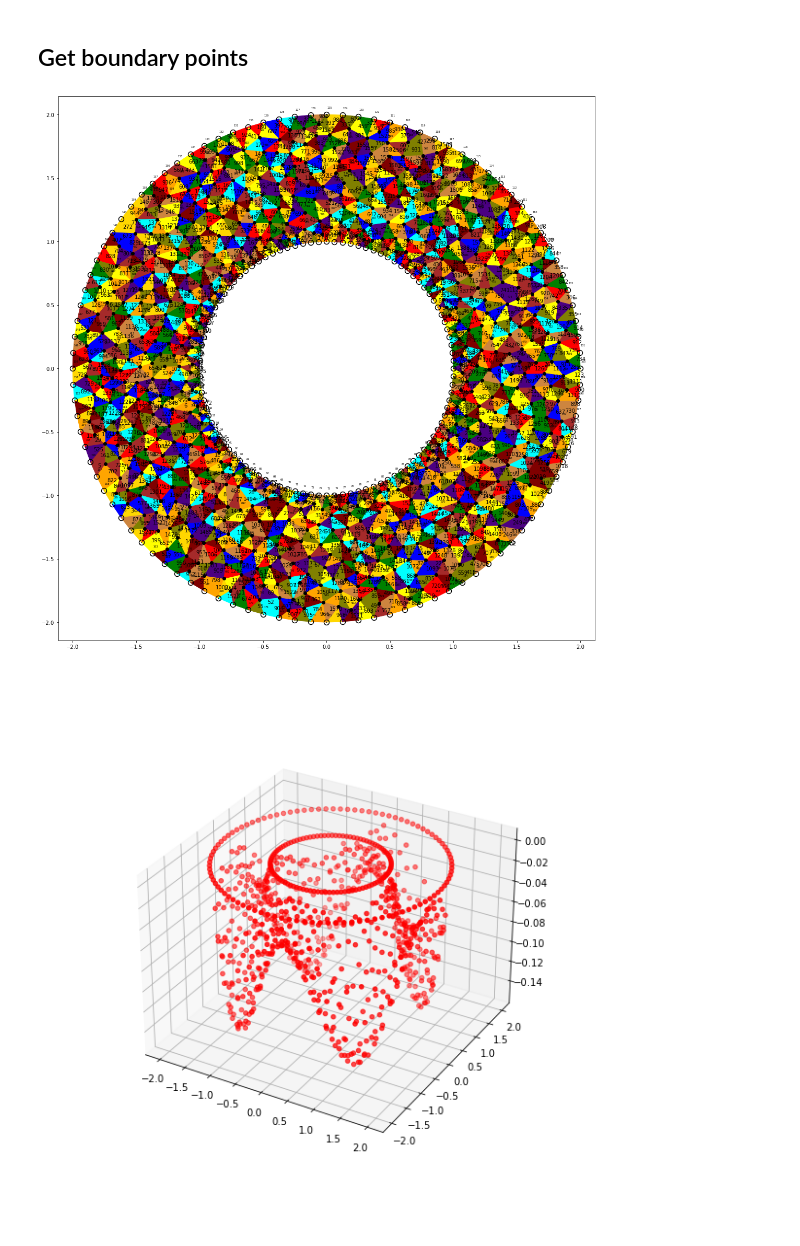
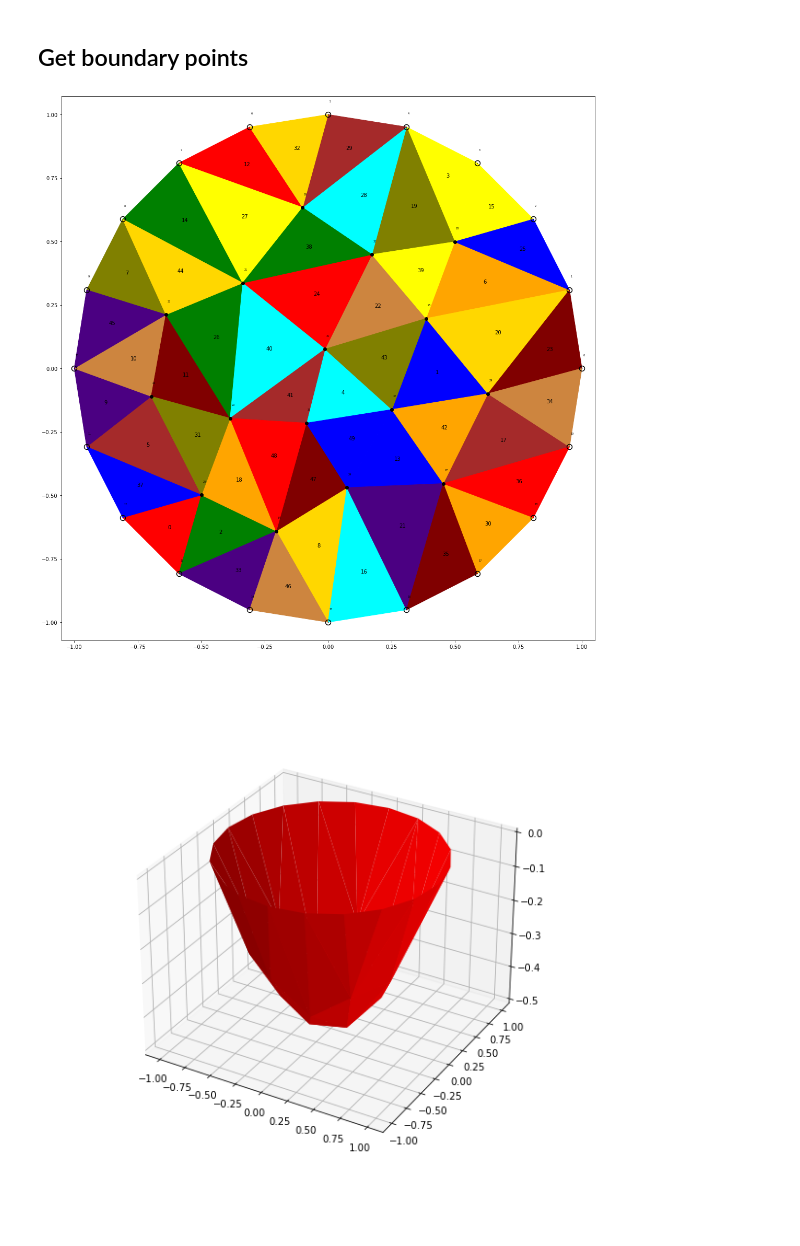
Before and after one commit to kamosevoyan/Diploma_work, a Jupyter notebook: Notebooks/Poisson_equation_solution_on_polygonal_domain.ipynb, the cells around one changed output. Cells and saved outputs as stored; diff of their text form; code cells hidden in the pictures.

```diff
--- a/Notebooks/Poisson_equation_solution_on_polygonal_domain.ipynb
+++ b/Notebooks/Poisson_equation_solution_on_polygonal_domain.ipynb
@@ -45,8 +49,12 @@ holes = np.array([[]])
+# %%
+t = np.linspace(0, 2*np.pi, 20, endpoint=False)
+points = np.stack((np.cos(t), np.sin(t))).T
+# %%
+seg = np.array([[j, j+1] for j in range(points.shape[0]-1)] + [[points.shape[0] - 1, 0]])
 # %% [markdown]
 # Mesh
 # %%
-cndt = triangulate({"vertices":points, "segments":seg, "holes":holes}, opts="Rpq30a0.01ne")
-
+cndt = triangulate({"vertices":points, "segments":seg}, opts="Rpq30a0.1ne")
 %matplotlib inline
 fig, ax = plt.subplots(figsize=(14, 14))
 ax = plt.subplot(111, aspect='equal')
@@ -120,12 +128,12 @@ for idx, point in enumerate(points):
 fig.tight_layout()
 plt.show()
 # %% [output]
-[figure, old version]
+[figure, new version]
 # %%
 matrix = np.zeros((points.shape[0], points.shape[0]), dtype=np.float64)
 b = np.zeros(points.shape[0])
-f = np.ones(points.shape[0])
-f = (points[:, 0]*points[:, 1])**2
+f = np.ones(points.shape[0]) * 2
+#f = (points[:, 0]*points[:, 1])**2
 
 g = (points[:, 0]**2 + points[:, 1]) * 0
 
@@ -189,14 +197,15 @@ for j in range(3):
 # %%
 %matplotlib widget
 fig = plt.figure(figsize=(8, 8))
 ax = plt.axes(projection='3d')
-#ax.plot_surface(xx, yy, S, color='blue')
+# ax.plot_surface(xx, yy, S, color='blue')
 # ax.plot_wireframe(xx, yy, S, color="black")
-# ax.set_box_aspect((np.ptp(xx), np.ptp(yy), np.ptp(c)))
-ax.scatter(points[:, 0], points[:, 1], c, color="red")
+# ax.set_box_aspect((np.ptp(xx), np.ptp(yy), 2 * np.ptp(c)))
+# ax.scatter(points[:, 0], points[:, 1], c, color="red")
+ax.plot_trisurf(points[:, 0], points[:, 1], c, color="red", antialiased=True)
 plt.show()
 # %% [output]
-[figure, old version]
+[figure, new version]
 # %%
 %matplotlib inline
 fig, ax = plt.subplots(figsize=(10, 10))
```
Also changed, not shown: parts of 7 cells of this notebook, 8 other files.
